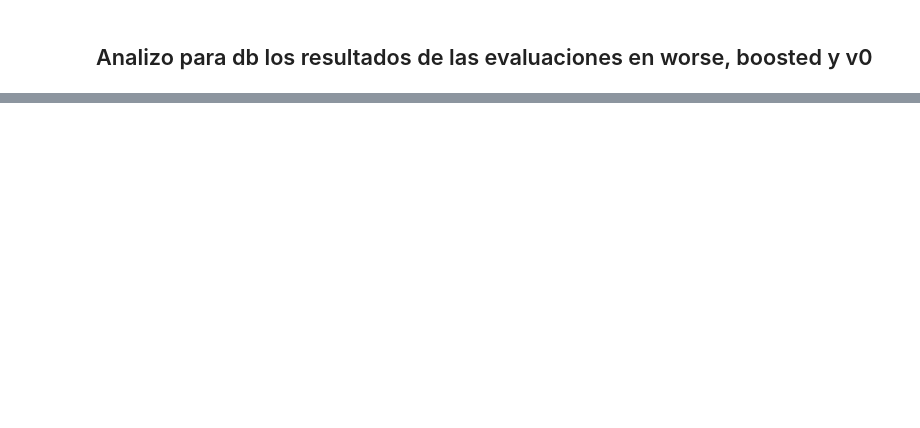
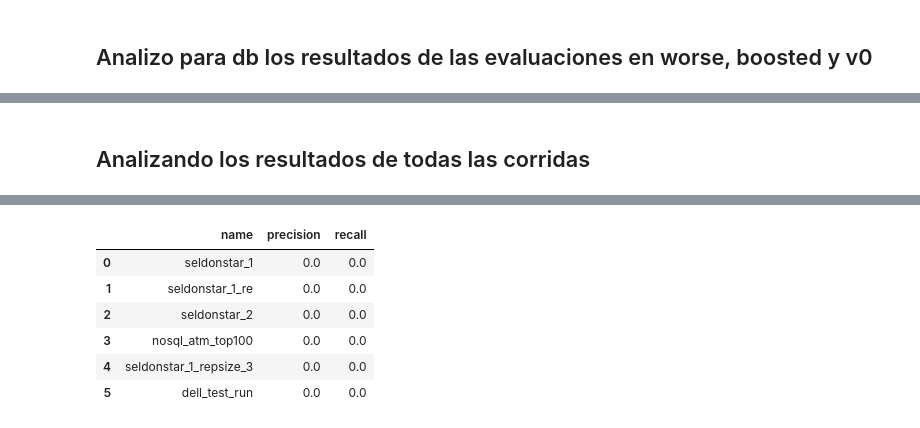
Before and after one commit to thepalbi/tsm-pipeline, a Jupyter notebook: experiments/notebooks/dev/debugging_zero_scores.ipynb, the cells around one changed output, grey strips where cells are left out. Drawn from its saved outputs; the diff is of its cells as text; code cells hidden in the pictures; blank space fills up the shorter version.

```diff
--- a/experiments/notebooks/dev/debugging_zero_scores.ipynb
+++ b/experiments/notebooks/dev/debugging_zero_scores.ipynb
@@ -238,2 +275,4 @@ vanilla recall: 0.50
 BOOSTED
 Score results: Precision: 0.0000. Recall: 0.0000. Accuracy: 0.0000
+# %% [markdown]
+## Analizando los resultados de todas las corridas
@@ -239,0 +282,12 @@ Score results: Precision: 0.0000. Recall: 0.0000. Accuracy: 0.0000
+# %%
+import os
+from scripts.calculate_scores import calculate_scores
+
+results = '/home/pablo/results'
+rows = []
+for d in os.listdir(results):
+    rd = os.path.join(results, d)
+    prec, rec, _ = calculate_scores(rd, '/tmp')
+    rows.append([d, prec, rec])
+pd.DataFrame(rows, columns=['name', 'precision', 'recall'])
+# %% [output]
@@ -239,0 +306,7 @@ Score results: Precision: 0.0000. Recall: 0.0000. Accuracy: 0.0000
+|  | name | precision | recall |
+| 0 | seldonstar_1 | 0.0 | 0.0 |
+| 1 | seldonstar_1_re | 0.0 | 0.0 |
+| 2 | seldonstar_2 | 0.0 | 0.0 |
+| 3 | nosql_atm_top100 | 0.0 | 0.0 |
+| 4 | seldonstar_1_repsize_3 | 0.0 | 0.0 |
+| 5 | dell_test_run | 0.0 | 0.0 |
```
Also changed, not shown: parts of 10 cells of this notebook.
